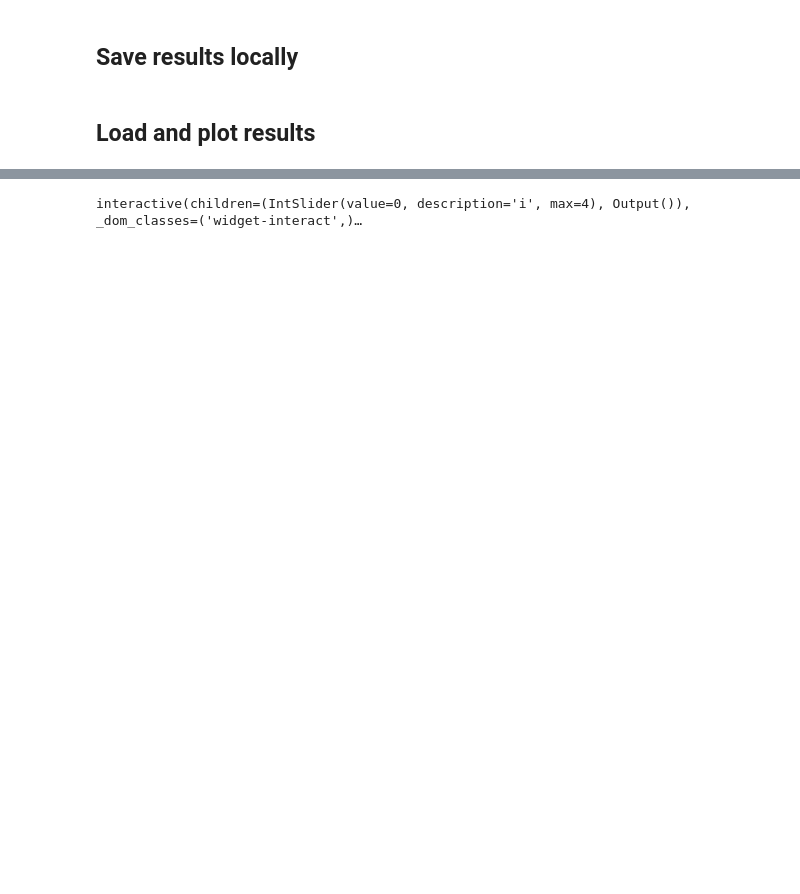
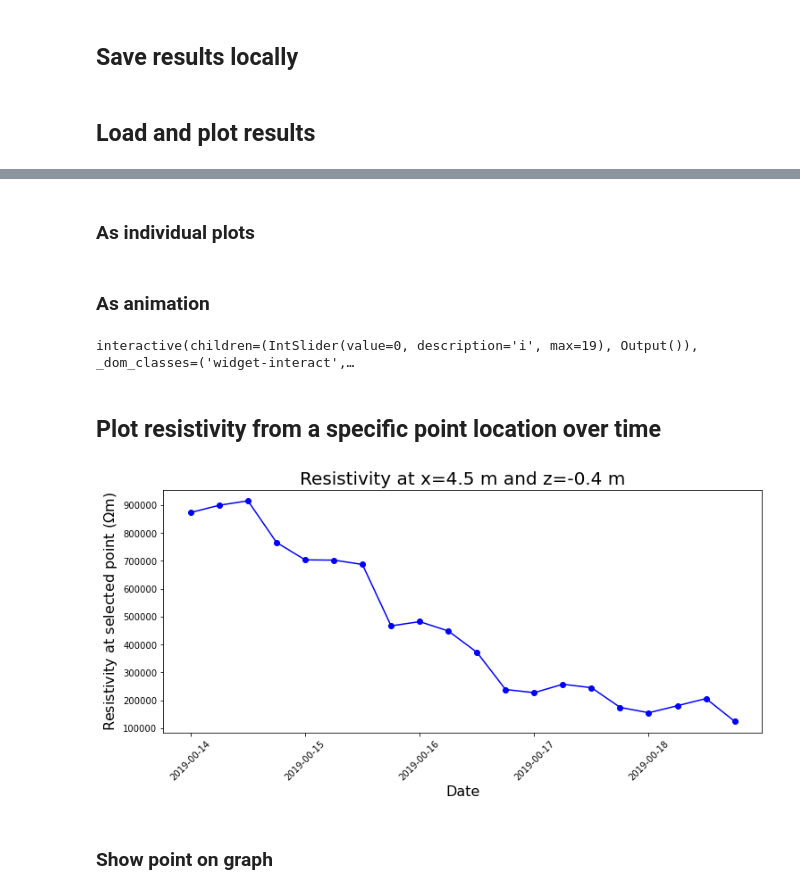
Before and after one commit to teddiherring/permafrost-data-processing, a Jupyter notebook: data_processing_AERT.ipynb, the cells around one changed output, grey strips where cells are left out. Saved outputs shown, nothing was run; the diff lists cells and outputs as text; code cells hidden in the pictures; blank space fills up the shorter version.

Commit message:
new ways to plot resistivity at specific locations

```diff
--- a/data_processing_AERT.ipynb
+++ b/data_processing_AERT.ipynb
@@ -657,7 +670,7 @@ n_surveys = int(len(data_in)/(n_lines))
 ert_all = dict.fromkeys(['rho_s','sens','survey_name','rms'])
 
 # for i in range(0,n_surveys):
-for i in range(0,5): # this is just testing the first couple datasets
+for i in range(0,20): # this is just testing the first few datasets
 
     data = pg.DataContainerERT()
 
@@ -785,0 +781,9 @@ n_surveys_proc = len(np.unique(ert_all['survey_name']))
+# %%
+from datetime import datetime
+
+survey_time = []
+for i in range(len(ert_all)):
+    survey_time.append(datetime.strptime(ert_all['survey_name'].iloc[i], '%d.%m.%Y %H:%M:%S'))
+ert_all['survey_time'] = survey_time
+# %% [markdown]
+### As individual plots
@@ -786,11 +822,17 @@ n_surveys_proc = len(np.unique(ert_all['survey_name']))
+# %% [markdown]
+### As animation
 # %%
-from ipywidgets import interact
-
 @interact(i=(0,n_surveys_proc-1))
 
 def plot_m(i=0):
 
-    data_plt = ert_all[ert_all['survey_name']==np.unique(ert_all['survey_name'])[i]]
+#     dates = np.unique(ert_all['survey_name'])
+#     dates_sort = sorted(dates, key=lambda x: (x[6:10],x[3:5],x[0:2],x[11:13]))
+#     data_plt = ert_all[ert_all['survey_name']==dates_sort[i]]
+
+    dates_sort = np.sort(np.unique(ert_all['survey_time']))
+    data_plt = ert_all[ert_all['survey_time']==dates_sort[i]]
+
     fig, ax = plt.subplots(1,1,figsize=[15,5])
 
     cax, cBar = pg.show(
@@ -799,8 +841,8 @@ def plot_m(i=0):
         ax=ax,
         cMap='turbo_r',
         coverage=data_plt['sens'],
-#         cMin=5e3, # set the colorbar min/max here
-#         cMax=1e5,
+        cMin=1e5, # set the colorbar min/max here
+        cMax=1e6,
         logScale=True
 
     );
@@ -814,4 +856,49 @@ def plot_m(i=0):
     ax.set_ylabel('Z (m)')
     ax.set_title(r'%s, rms error = %.2f%%'%(data_plt['survey_name'].iloc[0],data_plt['rms'].iloc[0]),fontsize=20);
 # %% [output]
-interactive(children=(IntSlider(value=0, description='i', max=4), Output()), _dom_classes=('widget-interact',)…
+interactive(children=(IntSlider(value=0, description='i', max=19), Output()), _dom_classes=('widget-interact',…
+# %% [markdown]
+## Plot resistivity from a specific point location over time
+# %%
+# enter the coordinates where you'd like to get resistivity from:
+
+x_pos = 4.5
+z_pos = -0.4
+
+# find the closest model cell
+
+xi = np.where(abs(np.array(grid.cellCenters()).T[0]-x_pos)==min(abs(np.array(grid.cellCenters()).T[0]-x_pos)))
+zi = np.where(abs(np.array(grid.cellCenters()).T[1]-z_pos)==min(abs(np.array(grid.cellCenters()).T[1]-z_pos)))
+
+cell_point = np.intersect1d(xi, zi)[0]
+
+# for get date/resistivity pairs for plotting
+
+dt = []
+rho_point = []
+
+dates_sort = np.sort(np.unique(ert_all['survey_time']))
+
+for i in range(n_surveys_proc):
+
+    data_plt = ert_all[ert_all['survey_time']==dates_sort[i]]
+    dt.append(data_plt['survey_time'].iloc[0])
+    rho_point.append(data_plt['rho_s'].iloc[cell_point])
+
+
+# plot the results
+
+fig, ax = plt.subplots(1,1,figsize=[12,5])
+plt.plot_date(dt, rho_point,'bo-')
+
+import matplotlib.dates as mdates
+date_format = mdates.DateFormatter('%Y-%M-%d')
+ax.xaxis.set_major_formatter(date_format)
+plt.xticks(rotation=45);
+plt.xlabel('Date',fontsize=16)
+plt.ylabel(r'Resistivity at selected point ($\Omega$m)',fontsize=16)
+plt.title('Resistivity at x=%.1f m and z=%.1f m'%(x_pos,z_pos),fontsize=20);
+# %% [output]
+[figure, added]
+# %% [markdown]
+### Show point on graph
```
Also changed, not shown: parts of 16 cells of this notebook.
